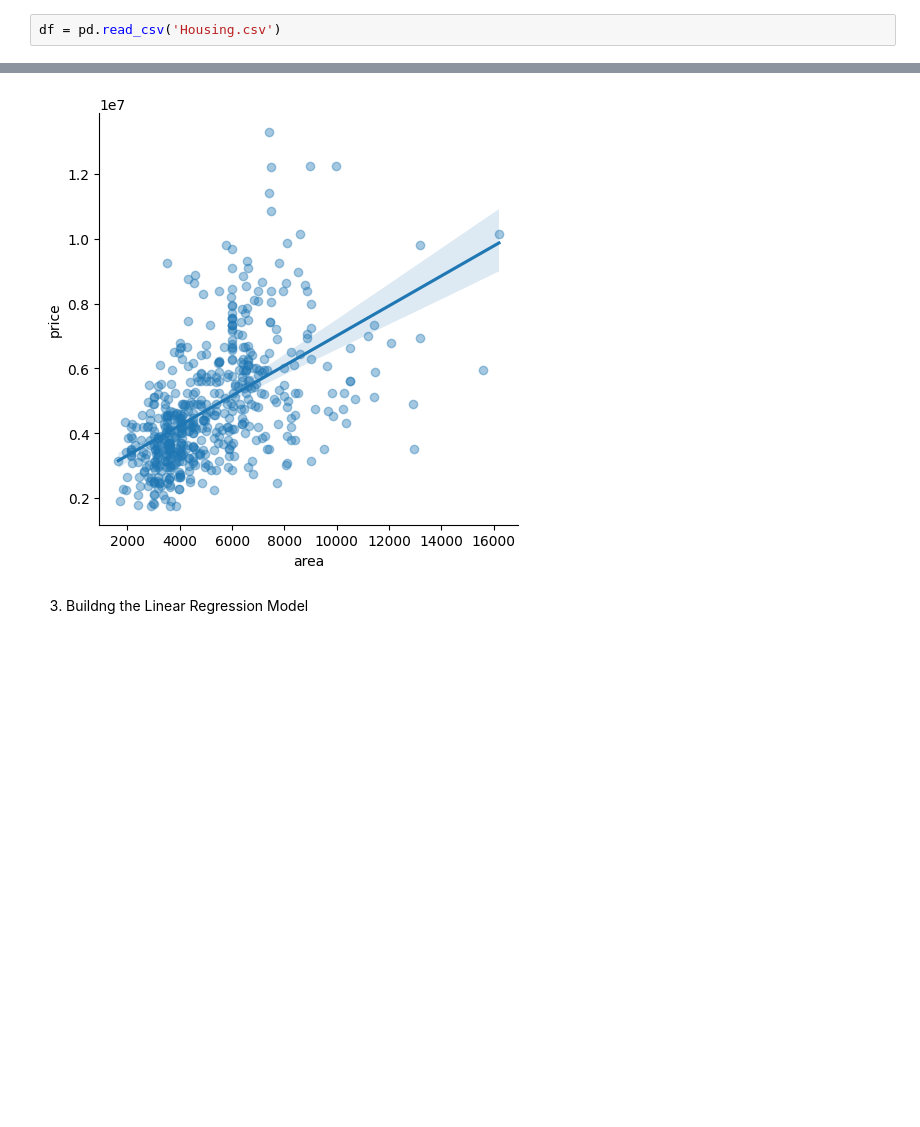
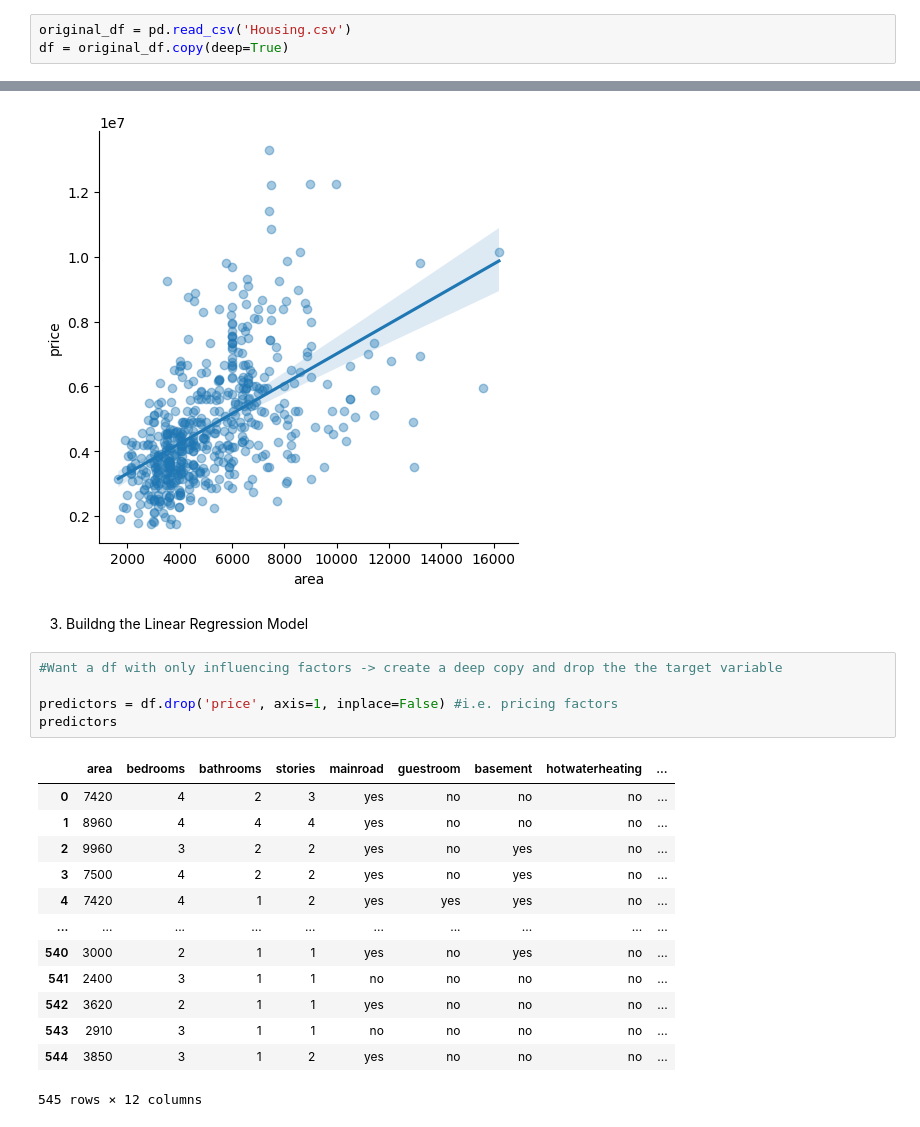
Before and after one commit to sh4ruyan/predictingHousePrices, a Jupyter notebook: predictingHousePrices.ipynb, the cells around one changed output, grey strips where cells are left out. Drawn from its saved outputs; the diff is of its cells as text; blank space fills up the shorter version.

```diff
--- a/predictingHousePrices.ipynb
+++ b/predictingHousePrices.ipynb
@@ -17,5 +17,6 @@ from sklearn.model_selection import train_test_split
 # %%
-df = pd.read_csv('Housing.csv')
+original_df = pd.read_csv('Housing.csv')
+df = original_df.copy(deep=True)
 # %%
 df.head()
 # %% [output]
@@ -112,3 +110,22 @@ sns.lmplot(x = 'area',
 [figure]
 # %% [markdown]
 3. Buildng the Linear Regression Model
+# %%
+#Want a df with only influencing factors -> create a deep copy and drop the the target variable
+
+predictors = df.drop('price', axis=1, inplace=False) #i.e. pricing factors
+predictors
+# %% [output]
+|  | area | bedrooms | bathrooms | stories | mainroad | guestroom | basement | hotwaterheating | ... |
+| 0 | 7420 | 4 | 2 | 3 | yes | no | no | no | ... |
+| 1 | 8960 | 4 | 4 | 4 | yes | no | no | no | ... |
+| 2 | 9960 | 3 | 2 | 2 | yes | no | yes | no | ... |
+| 3 | 7500 | 4 | 2 | 2 | yes | no | yes | no | ... |
+| 4 | 7420 | 4 | 1 | 2 | yes | yes | yes | no | ... |
+| ... | ... | ... | ... | ... | ... | ... | ... | ... | ... |
+| 540 | 3000 | 2 | 1 | 1 | yes | no | yes | no | ... |
+| 541 | 2400 | 3 | 1 | 1 | no | no | no | no | ... |
+| 542 | 3620 | 2 | 1 | 1 | yes | no | no | no | ... |
+| 543 | 2910 | 3 | 1 | 1 | no | no | no | no | ... |
+| 544 | 3850 | 3 | 1 | 2 | yes | no | no | no | ... |
+545 rows × 12 columns
```
Also changed, not shown: parts of 5 cells of this notebook.
